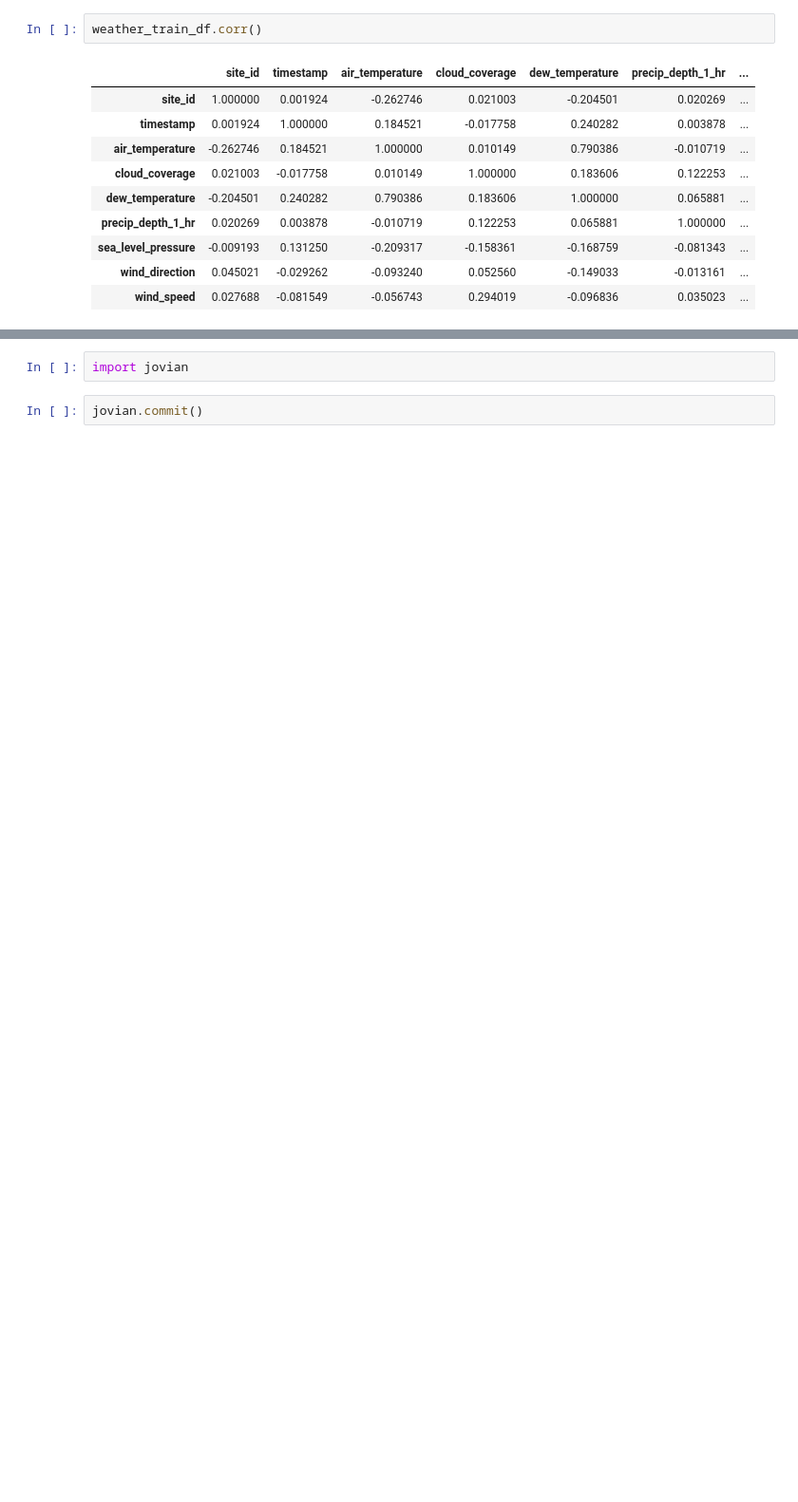
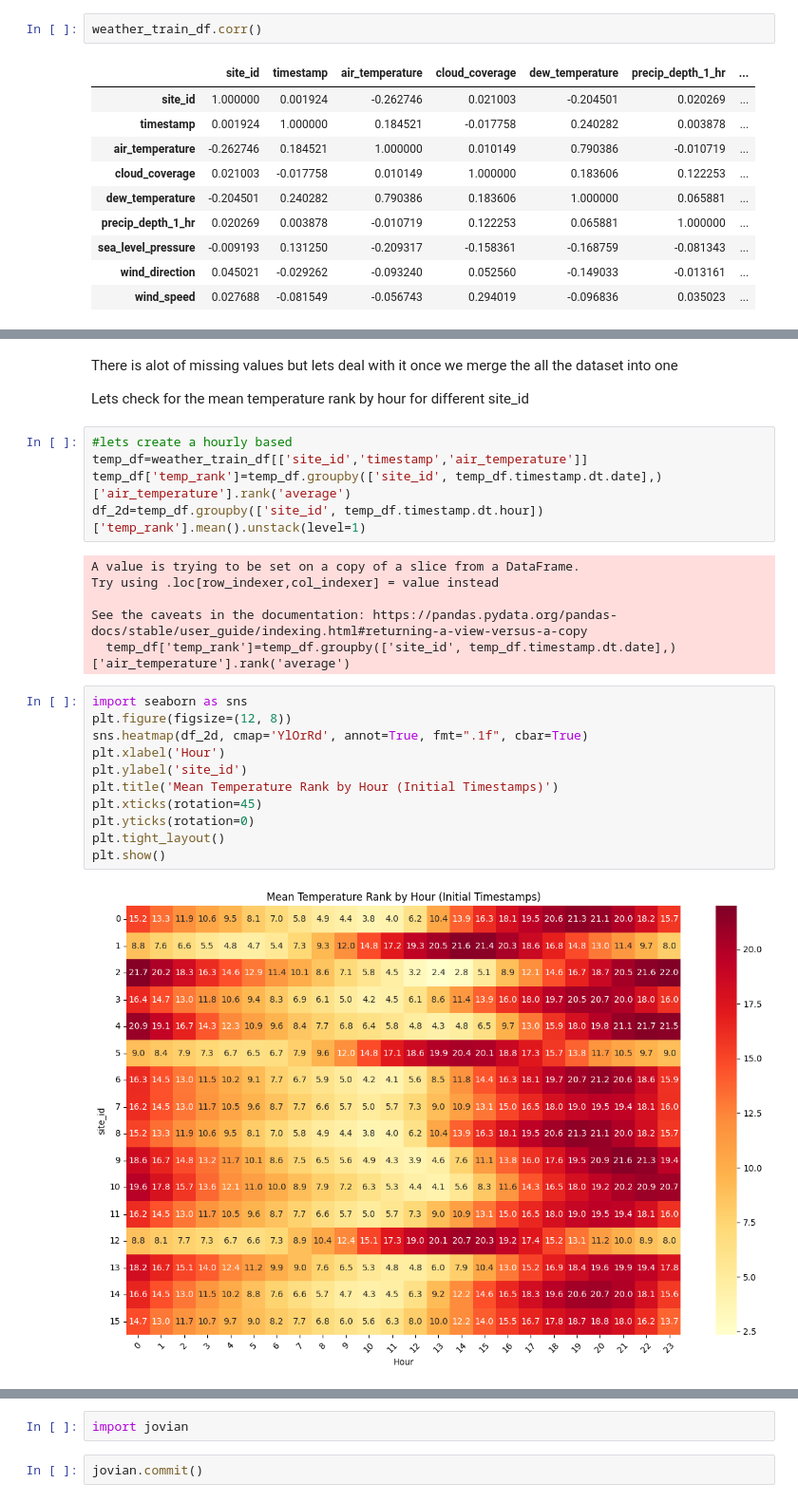
Before and after one commit to asifabbas478/EDA_Energy_Consumption, a Jupyter notebook: EDA_finals.ipynb, the cells around one changed output, grey strips where cells are left out. Shown at 95% size. Drawn from its saved outputs; the diff is of its cells as text; blank space fills up the shorter version.

```diff
--- a/EDA_finals.ipynb
+++ b/EDA_finals.ipynb
@@ -395,0 +461,28 @@ weather_train_df.corr()
+# %% [markdown]
+There is alot of missing values but lets deal with it once we merge the all the dataset into one
+
+Lets check for the mean temperature rank by hour for different site_id
+# %%
+#lets create a hourly based
+temp_df=weather_train_df[['site_id','timestamp','air_temperature']]
+temp_df['temp_rank']=temp_df.groupby(['site_id', temp_df.timestamp.dt.date],)['air_temperature'].rank('average')
+df_2d=temp_df.groupby(['site_id', temp_df.timestamp.dt.hour])['temp_rank'].mean().unstack(level=1)
+# %% [output]
+A value is trying to be set on a copy of a slice from a DataFrame.
+Try using .loc[row_indexer,col_indexer] = value instead
+
+See the caveats in the documentation: https://pandas.pydata.org/pandas-docs/stable/user_guide/indexing.html#returning-a-view-versus-a-copy
+  temp_df['temp_rank']=temp_df.groupby(['site_id', temp_df.timestamp.dt.date],)['air_temperature'].rank('average')
+# %%
+import seaborn as sns
+plt.figure(figsize=(12, 8))
+sns.heatmap(df_2d, cmap='YlOrRd', annot=True, fmt=".1f", cbar=True)
+plt.xlabel('Hour')
+plt.ylabel('site_id')
+plt.title('Mean Temperature Rank by Hour (Initial Timestamps)')
+plt.xticks(rotation=45)
+plt.yticks(rotation=0)
+plt.tight_layout()
+plt.show()
+# %% [output]
+[figure, added]
```
Also changed, not shown: parts of 84 cells of this notebook.
